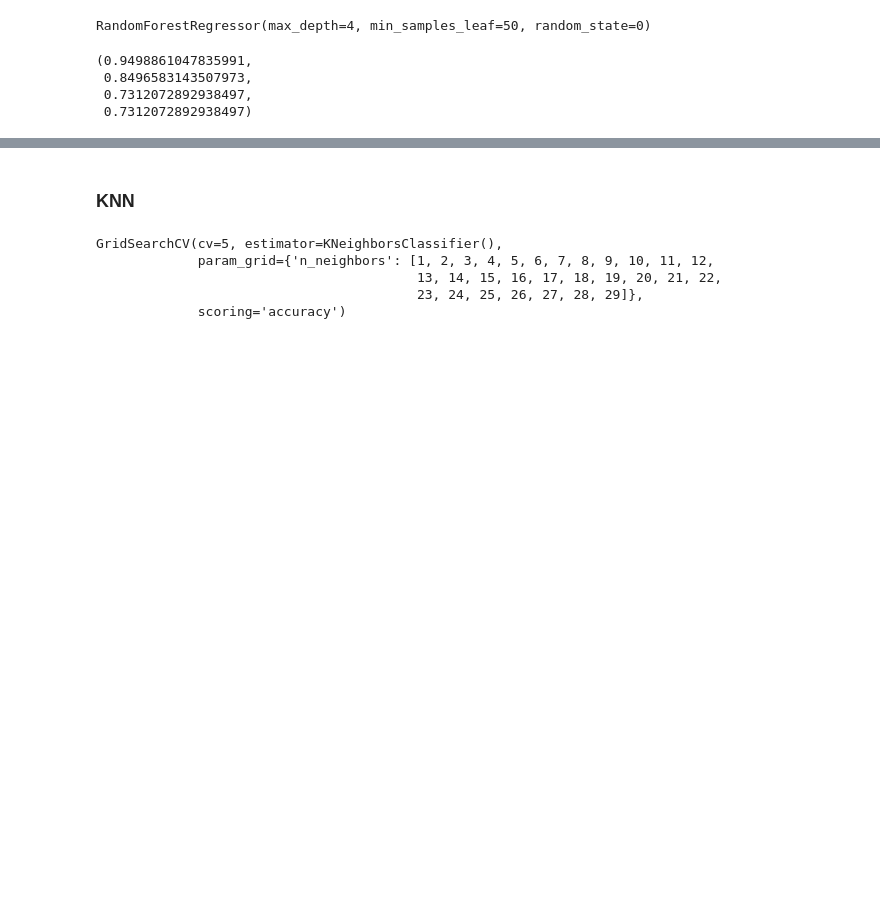
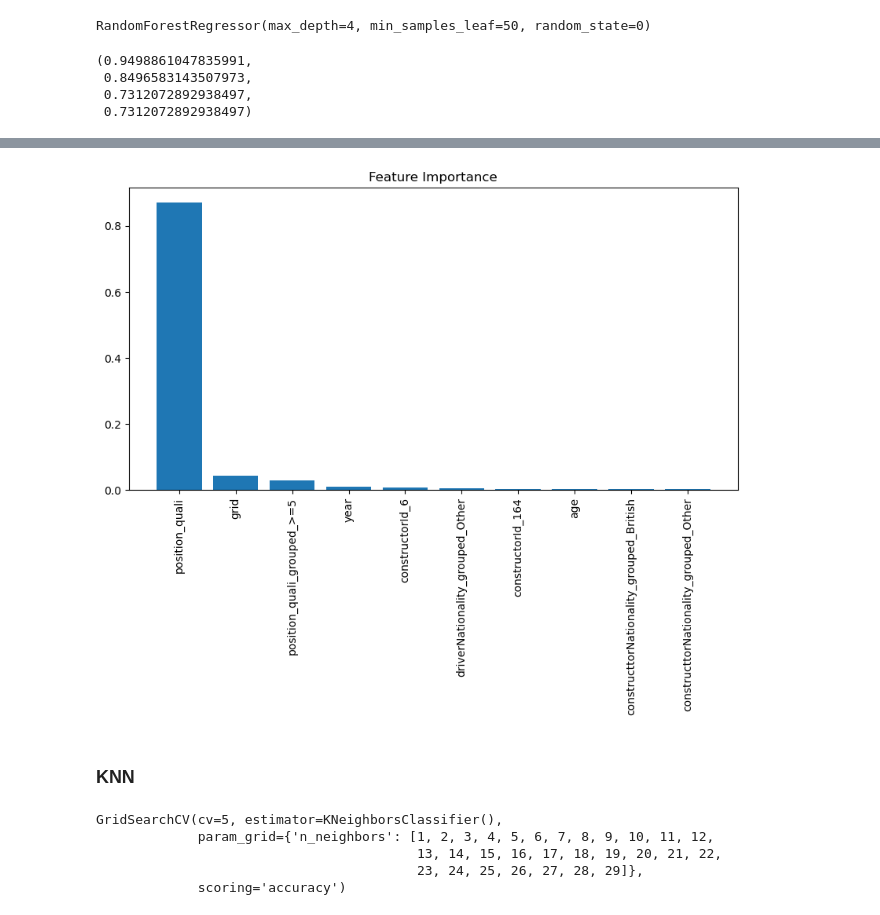
Before and after one commit to Reid-Taylor/TermProjectF1, a Jupyter notebook: Models_Hamza.ipynb, the cells around one changed output, grey strips where cells are left out. Saved outputs shown, nothing was run; the diff lists cells and outputs as text; code cells hidden in the pictures; blank space fills up the shorter version.

Commit message:
feature importance added

```diff
--- a/Models_Hamza.ipynb
+++ b/Models_Hamza.ipynb
@@ -20,7 +20,7 @@ from sklearn.ensemble import GradientBoostingClassifier, GradientBoostingRegress
 from sklearn.metrics import accuracy_score
 from sklearn.neighbors import KNeighborsRegressor, KNeighborsClassifier
 # %%
-datan = pd.read_csv("F1_final_dataset_extended/F1_final_dataset_extended.csv", index_col=0).drop(columns=['Unnamed: 0'])
+datan = pd.read_csv("../Project/F1_final_dataset_extended/F1_final_dataset_extended.csv", index_col=0).drop(columns=['Unnamed: 0'])
 datan
 # %% [output]
 |  | resultId | raceId | grid | position | year | round | position_quali | weather_warm | weather_cold | ... |
@@ -148,3 +215,18 @@ metrics2(test_y, pred_testf)
+# %%
+fi = best_model.feature_importances_
+features = train_X.columns
+## get index of features in descending order of importance
+indices = np.argsort(fi)[::-1]
+## get the names of the features in descending order of importance
+names = [features[i] for i in indices]
+## plot the 10 most important features
+plt.figure(figsize=(10,5))
+plt.title("Feature Importance")
+plt.bar(range(10), fi[indices[:10]])
+plt.xticks(range(10), names[:10], rotation=90)
+plt.show()
+# %% [output]
+[figure, added]
 # %% [markdown]
 ### KNN
 # %%
```
Also changed, not shown: parts of 4 cells of this notebook.
